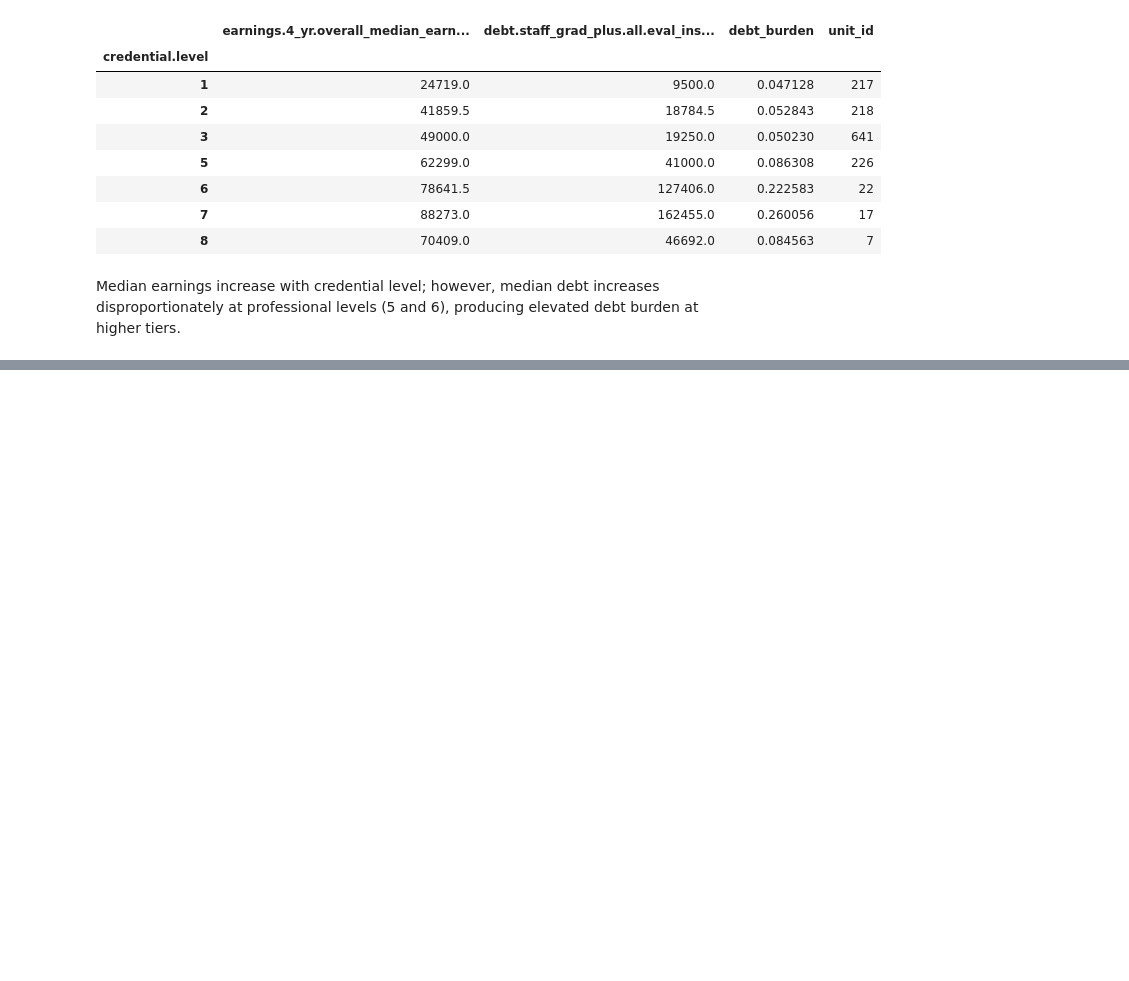
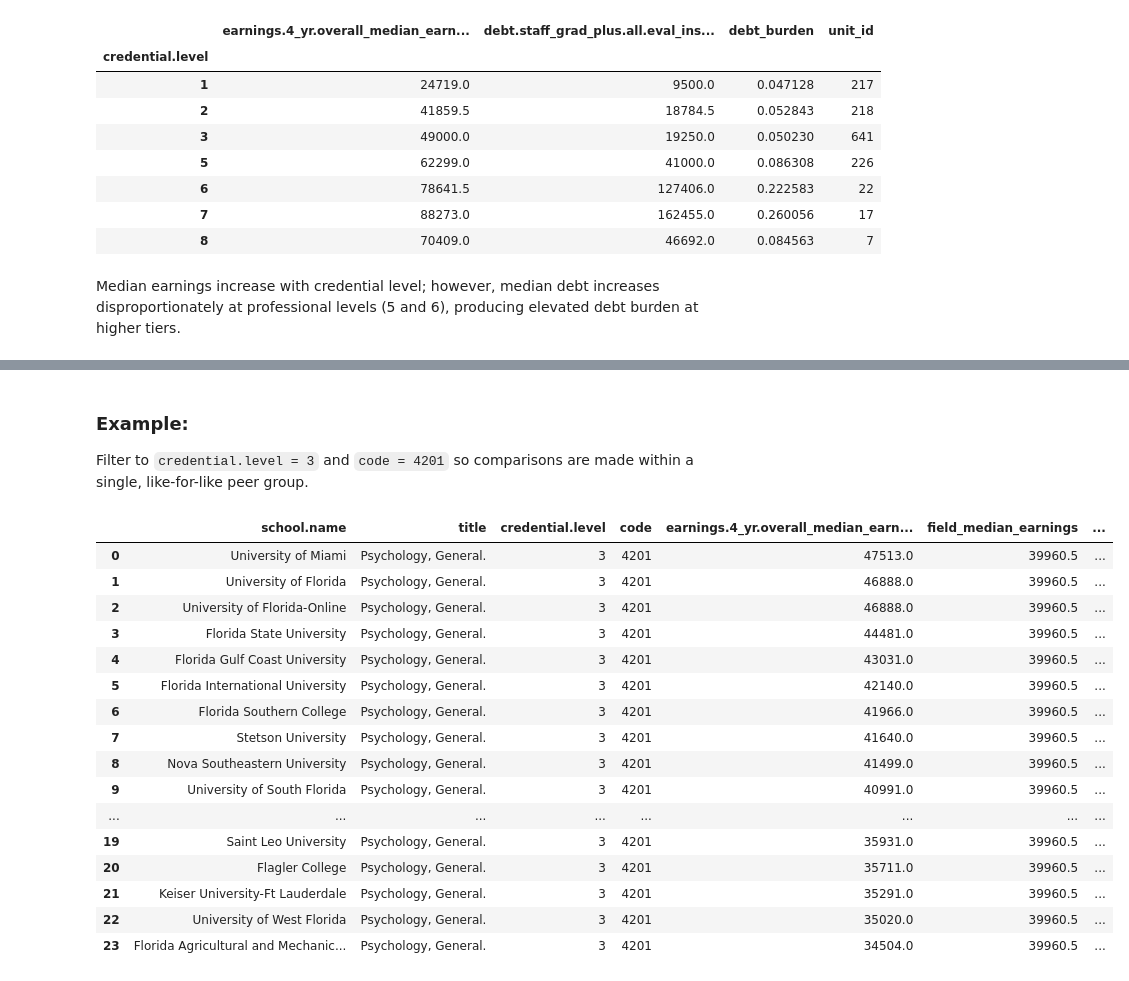
Before and after one commit to sebastianhonorat-dev/CAP_3764_2026_Spring_Team_6, a Jupyter notebook: notebooks/eda_outcomes_debt_earnings.ipynb, the cells around one changed output, grey strips where cells are left out. Saved outputs shown, nothing was run; the diff lists cells and outputs as text; code cells hidden in the pictures; blank space fills up the shorter version.

```diff
--- a/notebooks/eda_outcomes_debt_earnings.ipynb
+++ b/notebooks/eda_outcomes_debt_earnings.ipynb
@@ -264,0 +281,12 @@ Median earnings increase with credential level; however, median debt increases d
+# %%
+dfx = dfx.merge(
+ field_baseline,
+ on=["credential.level", "code"],
+ how="left",
+ validate="many_to_one"
+)
+
+assert len(dfx) == len(df.loc[df["earnings.4_yr.working_not_enrolled.overall_count"] >= 25]), "Row count changed after merge"
+assert dfx[["field_median_earnings", "field_median_debt", "field_program_count"]].notna().all().all(), "Some baseline values are missing after merge"
+
+dfx[["credential.level", "code", "field_median_earnings", "field_median_debt", "field_program_count"]].head()
@@ -264,0 +303,18 @@ Median earnings increase with credential level; however, median debt increases d
+# %%
+dfx["value_added_earnings"] = (
+ dfx["earnings.4_yr.overall_median_earnings"] - dfx["field_median_earnings"]
+)
+
+ranking_cols = [
+ "school.name",
+ "title",
+ "credential.level",
+ "code",
+ "earnings.4_yr.overall_median_earnings",
+ "field_median_earnings",
+ "value_added_earnings",
+ "field_program_count",
+]
+
+top10_value_added_earnings = dfx.sort_values("value_added_earnings", ascending=False)[ranking_cols].head(10)
+bottom10_value_added_earnings = dfx.sort_values("value_added_earnings", ascending=True)[ranking_cols].head(10)
@@ -264,0 +355,30 @@ Median earnings increase with credential level; however, median debt increases d
+# %% [markdown]
+### Example:
+
+Filter to `credential.level = 3` and `code = 4201` so comparisons are made within a single, like-for-like peer group.
+# %%
+psych_bachelors = (
+ dfx.loc[(dfx["credential.level"] == 3) & (dfx["code"].astype(str) == "4201"), ranking_cols]
+ .sort_values("value_added_earnings", ascending=False)
+ .reset_index(drop=True)
+)
+
+psych_bachelors
+# %% [output]
+|  | school.name | title | credential.level | code | earnings.4_yr.overall_median_earn... | field_median_earnings | ... |
+| 0 | University of Miami | Psychology, General. | 3 | 4201 | 47513.0 | 39960.5 | ... |
+| 1 | University of Florida | Psychology, General. | 3 | 4201 | 46888.0 | 39960.5 | ... |
+| 2 | University of Florida-Online | Psychology, General. | 3 | 4201 | 46888.0 | 39960.5 | ... |
+| 3 | Florida State University | Psychology, General. | 3 | 4201 | 44481.0 | 39960.5 | ... |
+| 4 | Florida Gulf Coast University | Psychology, General. | 3 | 4201 | 43031.0 | 39960.5 | ... |
+| 5 | Florida International University | Psychology, General. | 3 | 4201 | 42140.0 | 39960.5 | ... |
+| 6 | Florida Southern College | Psychology, General. | 3 | 4201 | 41966.0 | 39960.5 | ... |
+| 7 | Stetson University | Psychology, General. | 3 | 4201 | 41640.0 | 39960.5 | ... |
+| 8 | Nova Southeastern University | Psychology, General. | 3 | 4201 | 41499.0 | 39960.5 | ... |
+| 9 | University of South Florida | Psychology, General. | 3 | 4201 | 40991.0 | 39960.5 | ... |
+| ... | ... | ... | ... | ... | ... | ... | ... |
+| 19 | Saint Leo University | Psychology, General. | 3 | 4201 | 35931.0 | 39960.5 | ... |
+| 20 | Flagler College | Psychology, General. | 3 | 4201 | 35711.0 | 39960.5 | ... |
+| 21 | Keiser University-Ft Lauderdale | Psychology, General. | 3 | 4201 | 35291.0 | 39960.5 | ... |
+| 22 | University of West Florida | Psychology, General. | 3 | 4201 | 35020.0 | 39960.5 | ... |
+| 23 | Florida Agricultural and Mechanic... | Psychology, General. | 3 | 4201 | 34504.0 | 39960.5 | ... |
```
Also changed, not shown: parts of 19 cells of this notebook.
